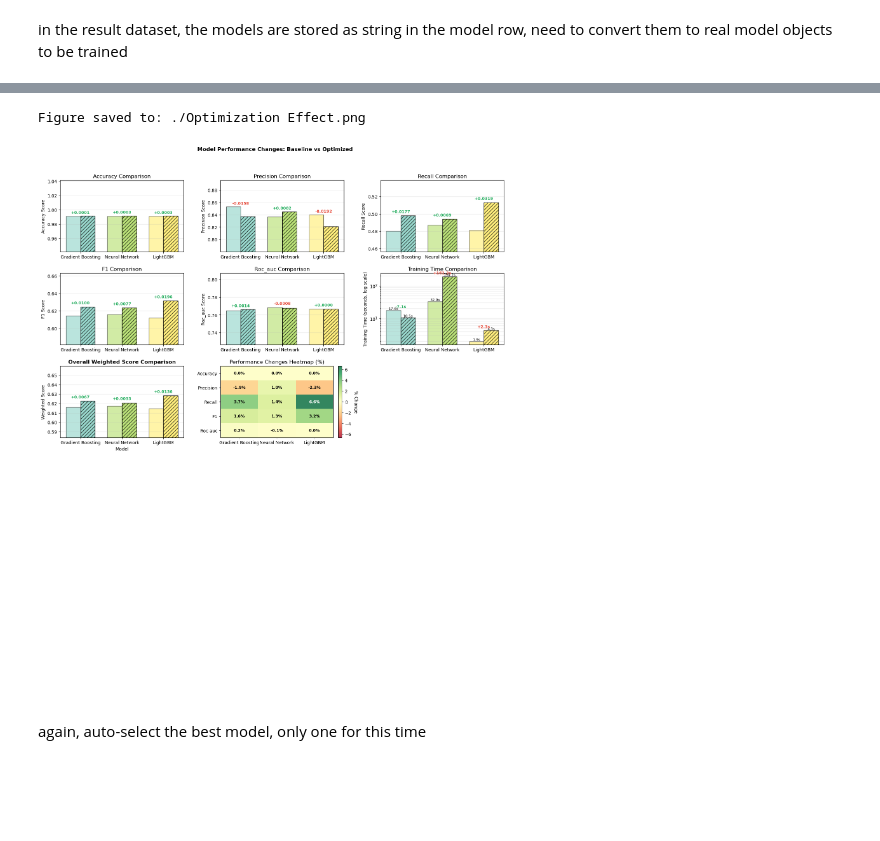
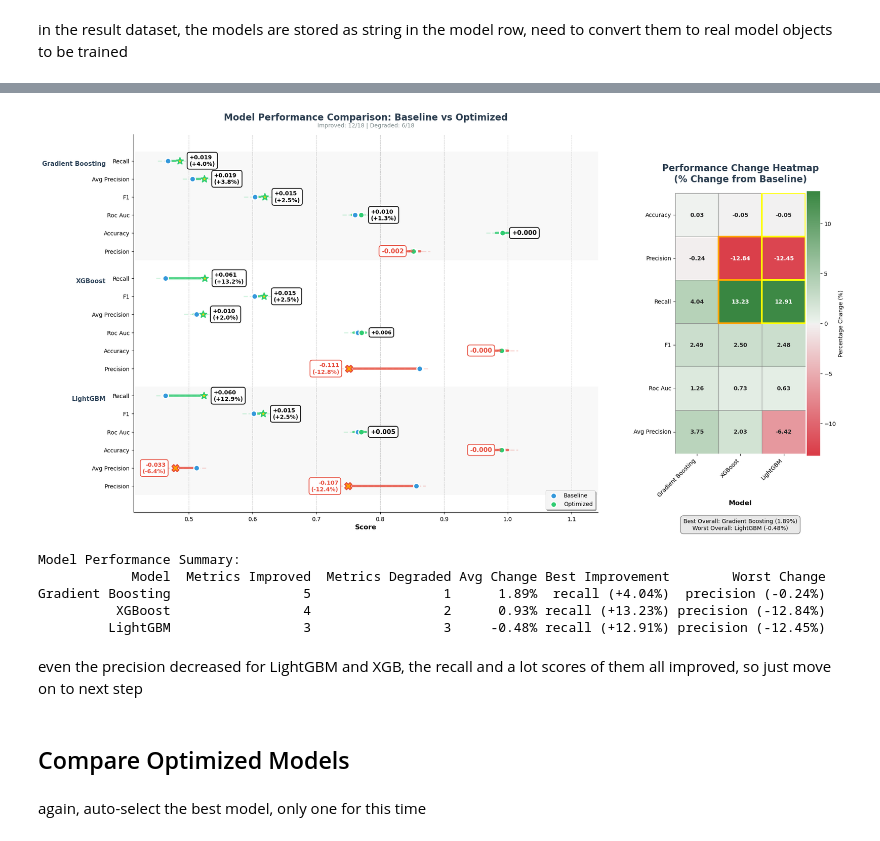
Before and after one commit to YannaCS/Fraud-Detection-By-Machine-Learning, a Jupyter notebook: Modeling.ipynb, the cells around one changed output, grey strips where cells are left out. Saved outputs shown, nothing was run; the diff lists cells and outputs as text; code cells hidden in the pictures; blank space fills up the shorter version.

```diff
--- a/Modeling.ipynb
+++ b/Modeling.ipynb
@@ -347,13 +393,20 @@ fraud_weights = {
 # %%
-from func import compare_model
+from func import compare_performance
 baseline_df = pd.read_csv('Baseline Model Performance.csv', index_col=0)
-optimized_df = pd.read_csv('Optimized Model Performance.csv', index_col=0)
-compare_model(baseline_df, optimized_df,
-              weights = fraud_weights,
-              save_path = './Optimization Effect.png'
-            )
+#optimized_df = pd.read_csv('Optimized Model Performance.csv', index_col=0)
+compare_performance(baseline_df, optimized_df
+                    , save_path = './plots/Optimization Effect.png'
+                   )
 # %% [output]
+[figure, new version]
-Figure saved to: ./Optimization Effect.png
+Model Performance Summary:
+            Model  Metrics Improved  Metrics Degraded Avg Change Best Improvement        Worst Change
+Gradient Boosting                 5                 1      1.89%  recall (+4.04%)  precision (-0.24%)
+          XGBoost                 4                 2      0.93% recall (+13.23%) precision (-12.84%)
+         LightGBM                 3                 3     -0.48% recall (+12.91%) precision (-12.45%)
-[figure, old version]
+# %% [markdown]
+even the precision decreased for LightGBM and XGB, the recall and a lot scores of them all improved, so just move on to next step
+# %% [markdown]
+## Compare Optimized Models
 # %% [markdown]
 again, auto-select the best model, only one for this time
```
Also changed, not shown: parts of 44 cells of this notebook, 16 other files.
